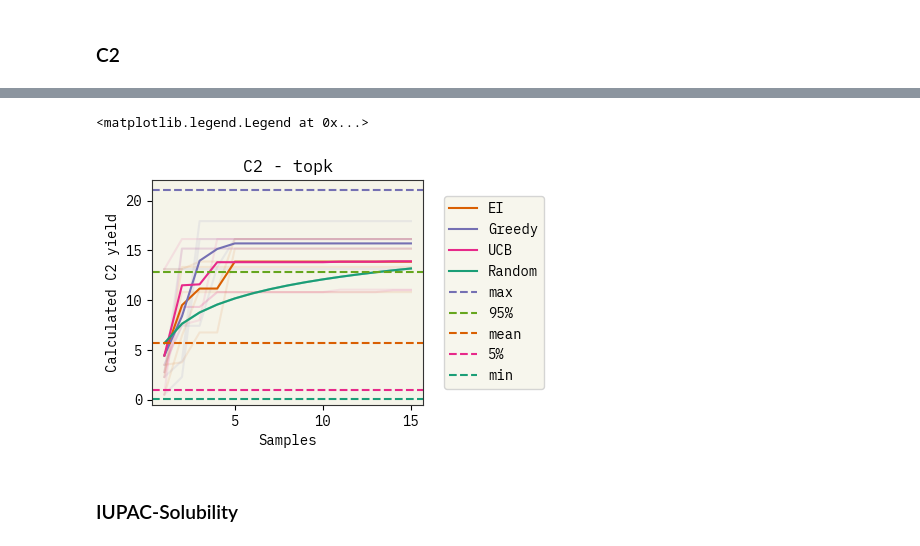
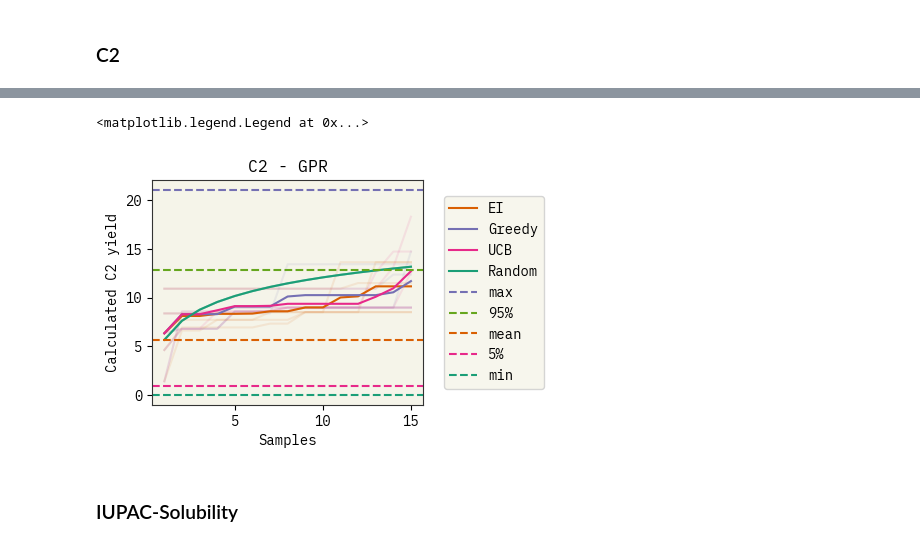
Before and after one commit to ur-whitelab/BO-LIFT, a Jupyter notebook: paper/BO_experiments.ipynb, the cells around one changed output, grey strips where cells are left out. Cells and saved outputs as stored; diff of their text form; code cells hidden in the pictures.

```diff
--- a/paper/BO_experiments.ipynb
+++ b/paper/BO_experiments.ipynb
@@ -178,12 +172,0 @@ Index(['prompt', 'completion'], dtype='object')
-# %%
-asktell = bolift.AskTellFewShotTopk(
-  x_formatter=lambda x: f"experimental procedure: {x}",
-  y_name="C2 yield",
-  y_formatter=lambda y: f"{y:.2f}",
-  model="gpt-4",
-  selector_k=5,
-  temperature=0.7
-)
-
-asktell.tell(raw_data[x_name].iloc[0], float(raw_data[y_name].iloc[0]))
-print(asktell.predict(raw_data[x_name].iloc[8]), float(raw_data[y_name].iloc[8]))
@@ -192,11 +173,11 @@ DiscreteDist([6.92 7.24 7.42 8.41], [0.4 0.2 0.2 0.2]) 4.96
 # %%
 import copy, pickle
+
 x = [raw_data[x_name].iloc[i] for i in indexes]
-pool = bolift.Pool(list(x), formatter=asktell.format_x)
-
+pool = bolift.Pool(list(x), formatter=lambda x: f"experimental procedure: {x}")
 N = 15
 M = 5
-# starts = np.random.randint(0, len(indexes), M)
-starts = [5384, 2178, 11952, 2226, 9356, 6894, 5584, 2401, 10567, 1829, 6854, 5289, 8508, 738, 10166, 5624, 8733, 4977, 6858, 8675, 8881, 6322, 2923, 7818, 103]
+starts = np.random.randint(0, len(indexes), M)
+# starts = [5384, 2178, 11952, 2226, 9356, 6894, 5584, 2401, 10567, 1829, 6854, 5289, 8508, 738, 10166, 5624, 8733, 4977, 6858, 8675, 8881, 6322, 2923, 7818, 103]
 print([raw_data[y_name].iloc[i] for i in starts])
 # %% [output]
@@ -204,6 +185,6 @@ print([raw_data[y_name].iloc[i] for i in starts])
 # %%
 bayesOpts = {}
-for aq in ["greedy", 'upper_confidence_bound']:
+for aq in ["random", "expected_improvement", "greedy", 'upper_confidence_bound', 'probability_of_improvement']:
     print(aq, "start:", end=" ")
     points = []
     for i in range(M):
@@ -225,6 +206,6 @@ for aq in ["greedy", 'upper_confidence_bound']:
     bayesOpts[aq] = points
     print(aq, "done")
     # asktell.save_cache("GPR_ada_embed_cache.csv")
-    pickle.dump(bayesOpts, open("paper/out/C2 - GPT4 - topk.pkl", "wb"))
+    pickle.dump(bayesOpts, open("paper/out/C2 - botorch - GPR2.pkl", "wb"))
 
-pickle.dump(bayesOpts, open("paper/out/C2 - GPT4 - topk.pkl", "wb"))
+pickle.dump(bayesOpts, open("paper/out/C2 - botorch - GPR2.pkl", "wb"))
@@ -306,5 +212,5 @@ KeyboardInterrupt:
 # %%
-d = pickle.load(open("paper/out/C2 - GPT4 - topk.pkl", "rb"))
+d = pickle.load(open("paper/out/C2 - botorch - GPR2.pkl", "rb"))
 N=15
 M=5
 
@@ -314,35 +220,35 @@ for i in range(M):
     plt.plot(range(1, N + 1), [float(y) for x, y in d['greedy'][i,:N]], color="C2", alpha=0.1)
     plt.plot(range(1, N + 1), [float(y) for x, y in d['upper_confidence_bound'][i,:N]], color="C3", alpha=0.1)
     plt.plot(range(1, N + 1), [float(y) for x, y in d['random'][i,:N]], color="C0", alpha=0.1)
 plt.plot(
     range(1, N + 1), d['expected_improvement'][:, :N, 1].astype(float).mean(axis=0), color="C1", label="EI"
 )
 plt.plot(
     range(1, N + 1), d['greedy'][:, :N, 1].astype(float).mean(axis=0), color="C2", label="Greedy",
 )
 plt.plot(
     range(1, N + 1), d['upper_confidence_bound'][:, :N, 1].astype(float).mean(axis=0), color="C3", label="UCB",
 )
 plt.plot(
     range(1, N + 1), d['random'][:, :N, 1].astype(float).mean(axis=0), color="C0", label="Random",
 )
 plt.axhline(y=raw_data[y_name].max(), color="C2", linestyle="--", label="max")
 plt.axhline(y=raw_data[y_name].quantile(0.95), color="C4", linestyle="--", label="95%")
 plt.axhline(y=raw_data[y_name].mean(), color="C1", linestyle="--", label="mean")
 plt.axhline(y=raw_data[y_name].quantile(0.05), color="C3", linestyle="--", label="5%")
 plt.axhline(y=raw_data[y_name].min(), color="C0", linestyle="--", label="min")
 plt.xlabel("Samples")
 plt.ylabel("Calculated C2 yield")
 # reduce number of ticks
 # plt.xticks([0, 5, 10])
 # plt.ylim(-6, 3)
 # plt.yticks(np.linspace(-10, 0, 3))
-plt.title("C2 - topk")
+plt.title("C2 - GPR")
 plt.legend(loc="center left", bbox_to_anchor=(1.05, 0.5))
 # plt.savefig("figs/BO_sol_topk.png", dpi=300)
 # %% [output]
 <matplotlib.legend.Legend at 0x...>
-[figure, old version]
+[figure, new version]
 # %% [markdown]
 ### IUPAC-Solubility
 # %%
```
Also changed, not shown: parts of 9 cells of this notebook, 7 other files.
